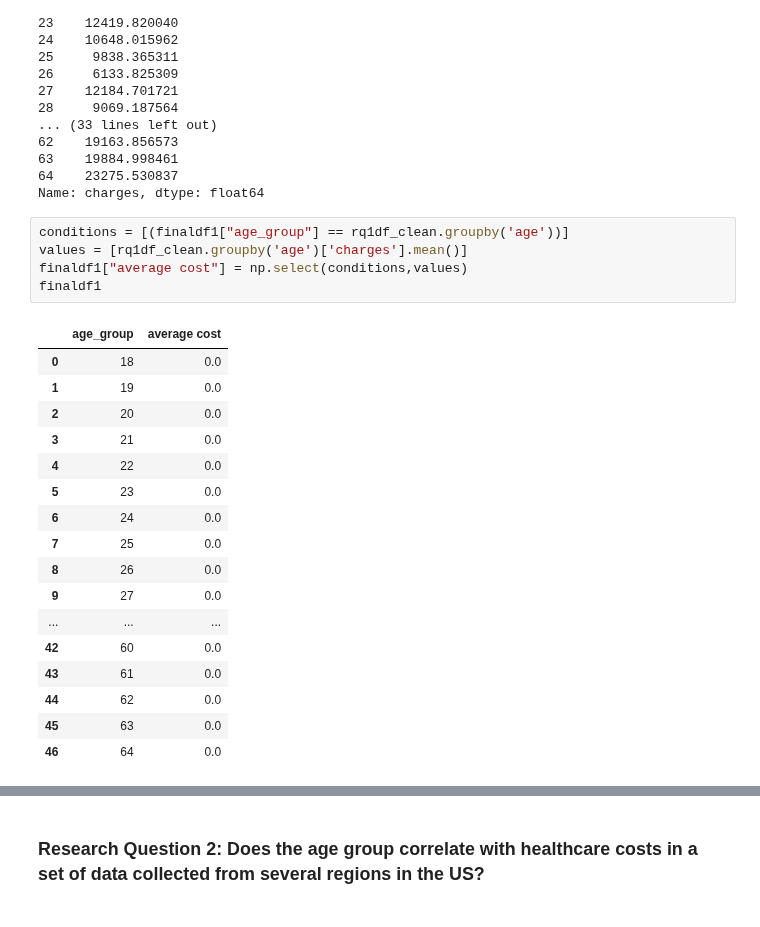
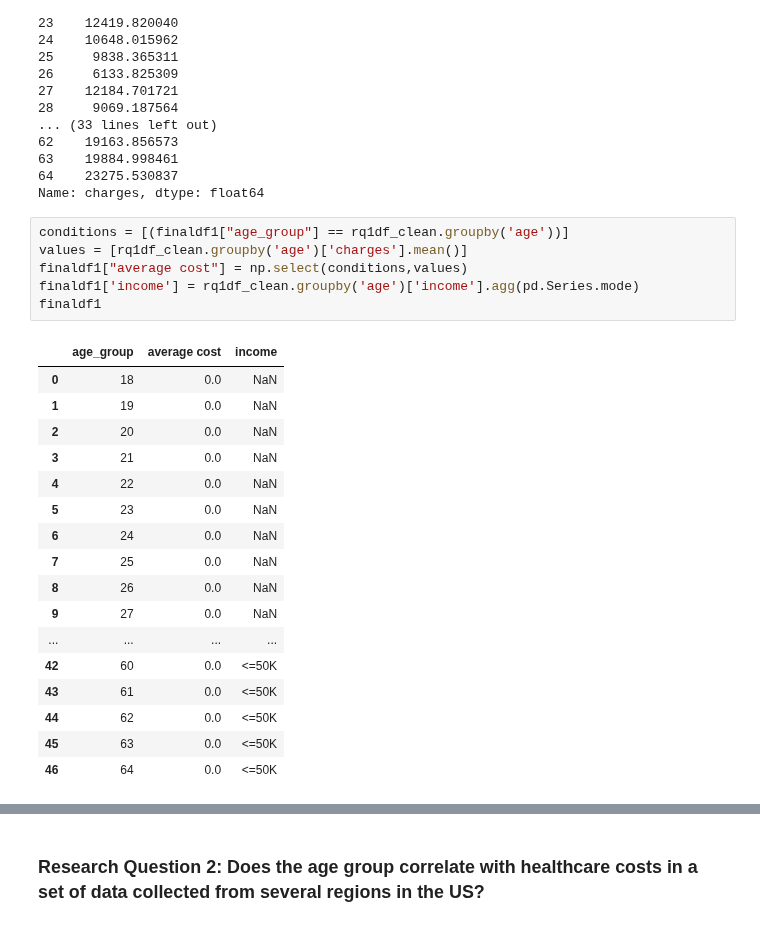
Before and after one commit to ubco-W2022T2-data301/project-group-group08, a Jupyter notebook: analysis/analysis1.ipynb, the cells around one changed output, grey strips where cells are left out. Drawn from its saved outputs; the diff is of its cells as text.

```diff
--- a/analysis/analysis1.ipynb
+++ b/analysis/analysis1.ipynb
@@ -170,24 +170,25 @@ Name: charges, dtype: float64
 # %%
 conditions = [(finaldf1["age_group"] == rq1df_clean.groupby('age'))]
 values = [rq1df_clean.groupby('age')['charges'].mean()]
 finaldf1["average cost"] = np.select(conditions,values)
+finaldf1['income'] = rq1df_clean.groupby('age')['income'].agg(pd.Series.mode)
 finaldf1
 # %% [output]
-|  | age_group | average cost |
-| 0 | 18 | 0.0 |
-| 1 | 19 | 0.0 |
-| 2 | 20 | 0.0 |
-| 3 | 21 | 0.0 |
-| 4 | 22 | 0.0 |
-| 5 | 23 | 0.0 |
-| 6 | 24 | 0.0 |
-| 7 | 25 | 0.0 |
-| 8 | 26 | 0.0 |
-| 9 | 27 | 0.0 |
-| ... | ... | ... |
-| 42 | 60 | 0.0 |
-| 43 | 61 | 0.0 |
-| 44 | 62 | 0.0 |
-| 45 | 63 | 0.0 |
-| 46 | 64 | 0.0 |
+|  | age_group | average cost | income |
+| 0 | 18 | 0.0 | NaN |
+| 1 | 19 | 0.0 | NaN |
+| 2 | 20 | 0.0 | NaN |
+| 3 | 21 | 0.0 | NaN |
+| 4 | 22 | 0.0 | NaN |
+| 5 | 23 | 0.0 | NaN |
+| 6 | 24 | 0.0 | NaN |
+| 7 | 25 | 0.0 | NaN |
+| 8 | 26 | 0.0 | NaN |
+| 9 | 27 | 0.0 | NaN |
+| ... | ... | ... | ... |
+| 42 | 60 | 0.0 | <=50K |
+| 43 | 61 | 0.0 | <=50K |
+| 44 | 62 | 0.0 | <=50K |
+| 45 | 63 | 0.0 | <=50K |
+| 46 | 64 | 0.0 | <=50K |
 # %%
```
Also changed, not shown: parts of 1 cell of this notebook.
